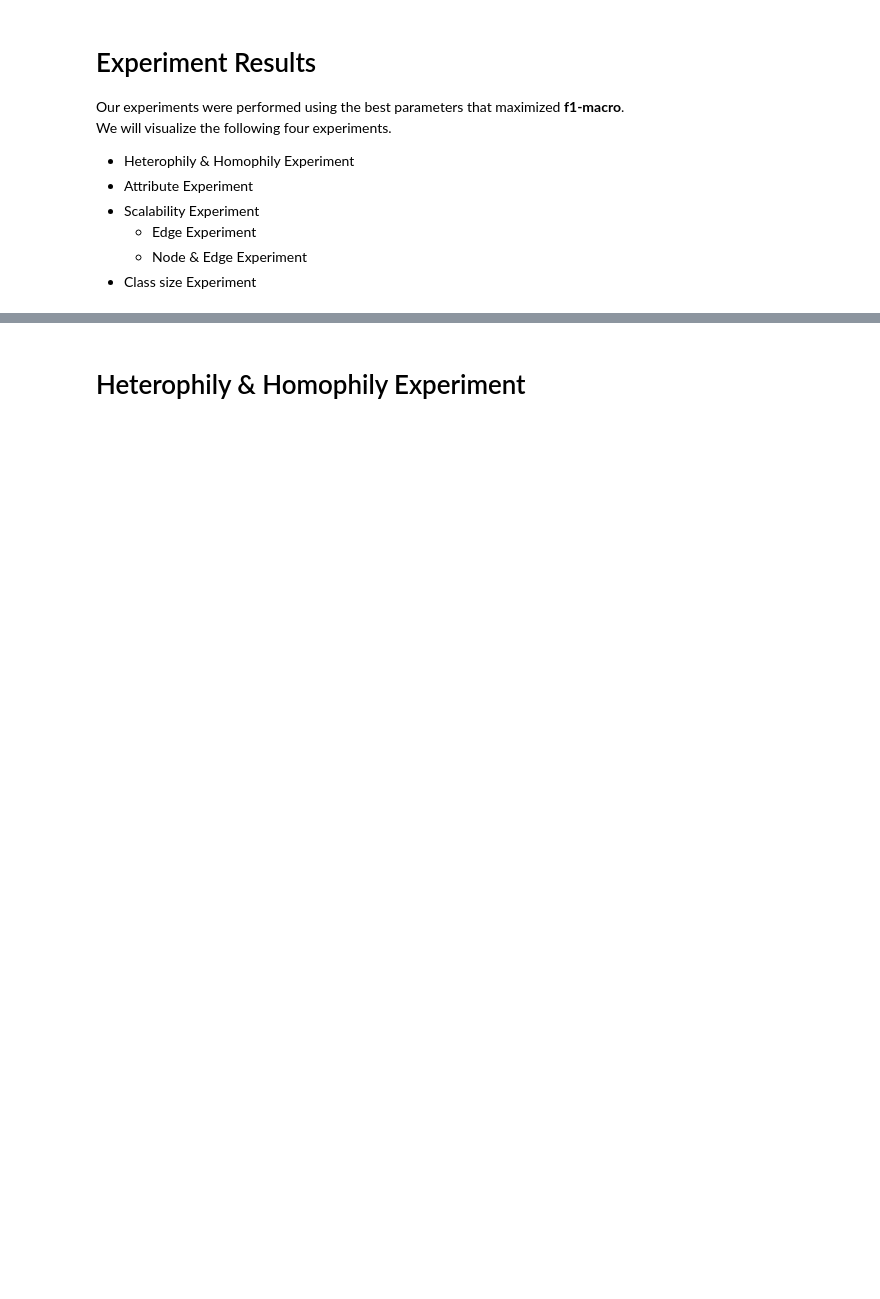
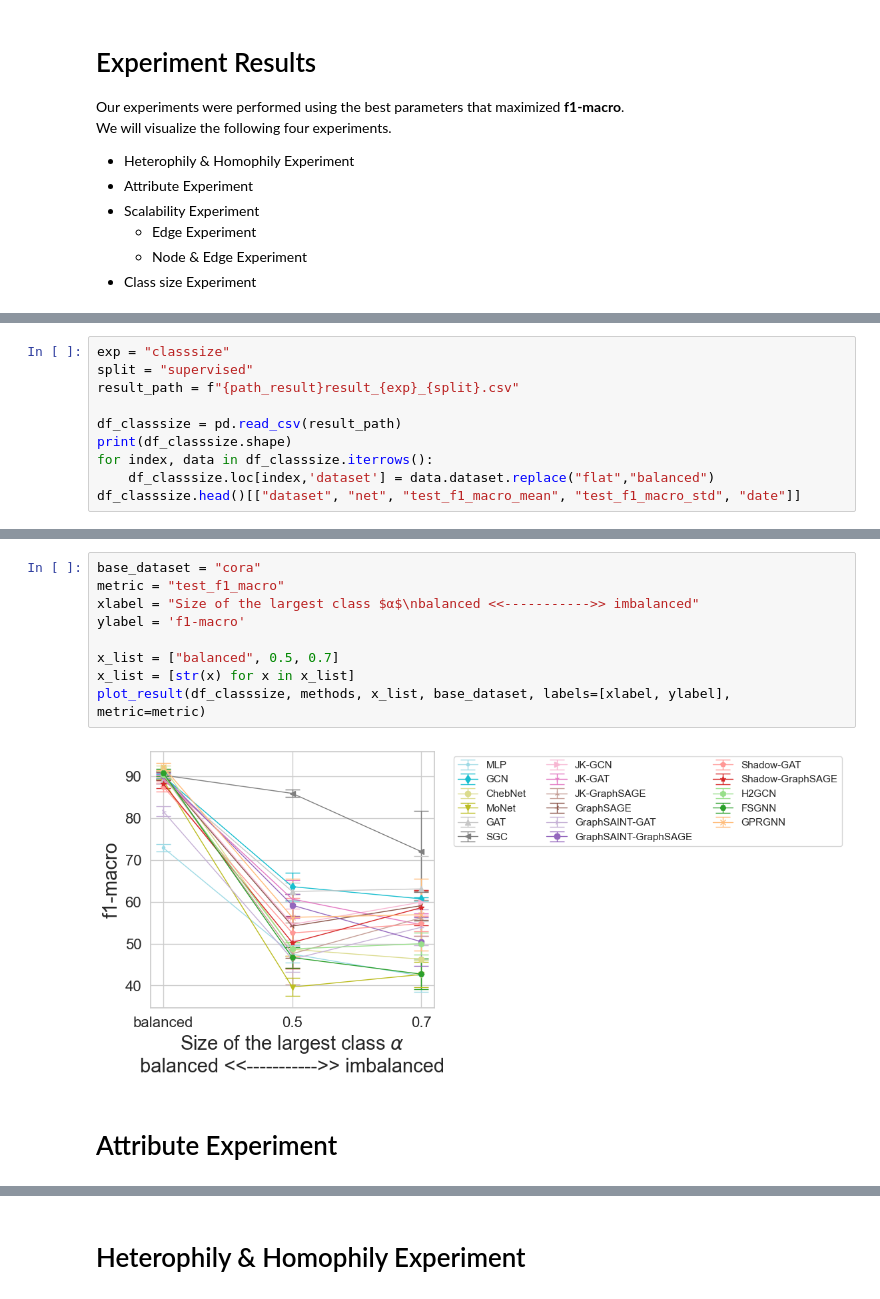
Before and after one commit to seijimaekawa/empirical-study-of-GNNs, a Jupyter notebook: notebooks/final_plots.ipynb, the cells around one changed output, grey strips where cells are left out. Saved outputs shown, nothing was run; the diff lists cells and outputs as text; blank space fills up the shorter version.

```diff
--- a/notebooks/final_plots.ipynb
+++ b/notebooks/final_plots.ipynb
@@ -69,0 +79,10 @@ def plot_result(dataframe, methods, x_list, base_dataset, labels: list , metric=
+# %%
+exp = "classsize"
+split = "supervised"
+result_path = f"{path_result}result_{exp}_{split}.csv"
+
+df_classsize = pd.read_csv(result_path)
+print(df_classsize.shape)
+for index, data in df_classsize.iterrows():
+    df_classsize.loc[index,'dataset'] = data.dataset.replace("flat","balanced")
+df_classsize.head()[["dataset", "net", "test_f1_macro_mean", "test_f1_macro_std", "date"]]
@@ -69,0 +97,13 @@ def plot_result(dataframe, methods, x_list, base_dataset, labels: list , metric=
+# %%
+base_dataset = "cora"
+metric = "test_f1_macro"
+xlabel = "Size of the largest class $α$\nbalanced <<----------->> imbalanced"
+ylabel = 'f1-macro'
+
+x_list = ["balanced", 0.5, 0.7]
+x_list = [str(x) for x in x_list]
+plot_result(df_classsize, methods, x_list, base_dataset, labels=[xlabel, ylabel], metric=metric)
+# %% [output]
+[figure, added]
+# %% [markdown]
+# Attribute Experiment
```
Also changed, not shown: parts of 31 cells of this notebook.
